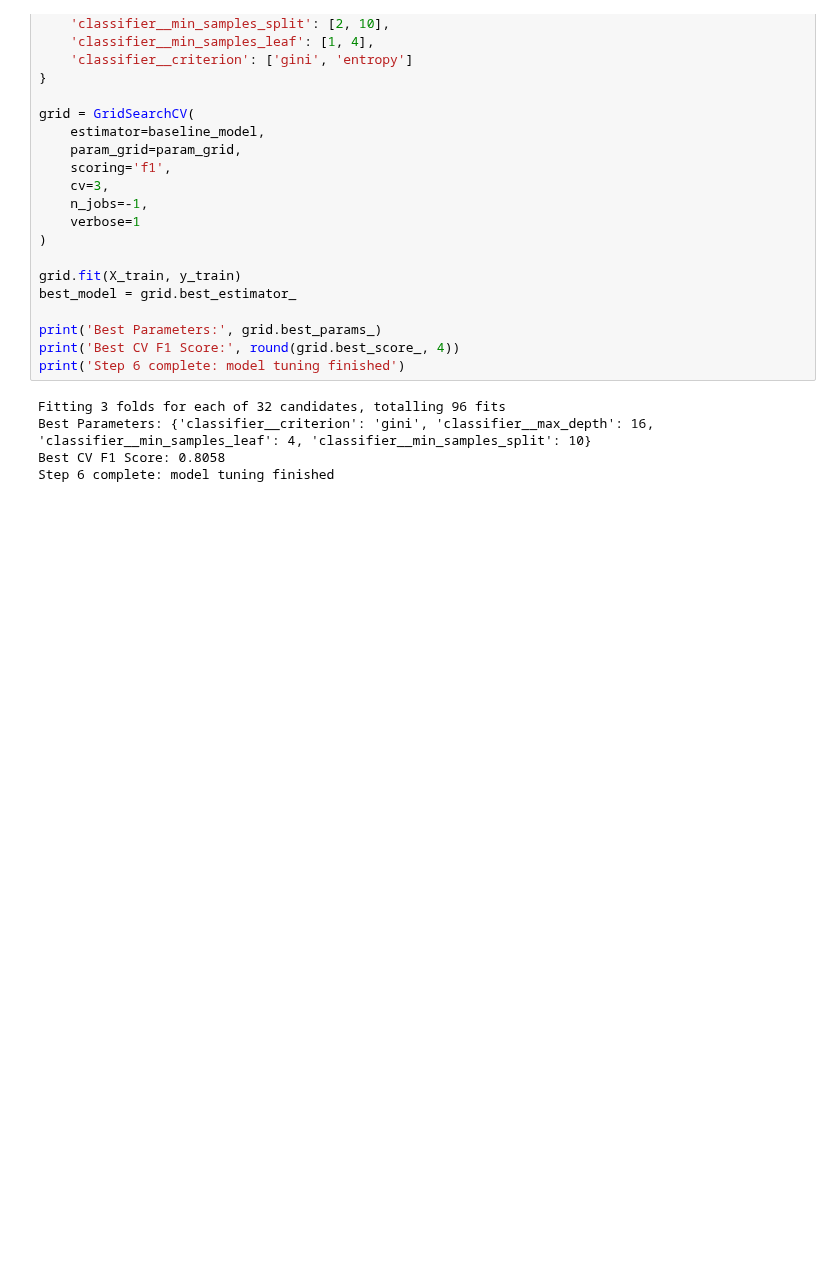
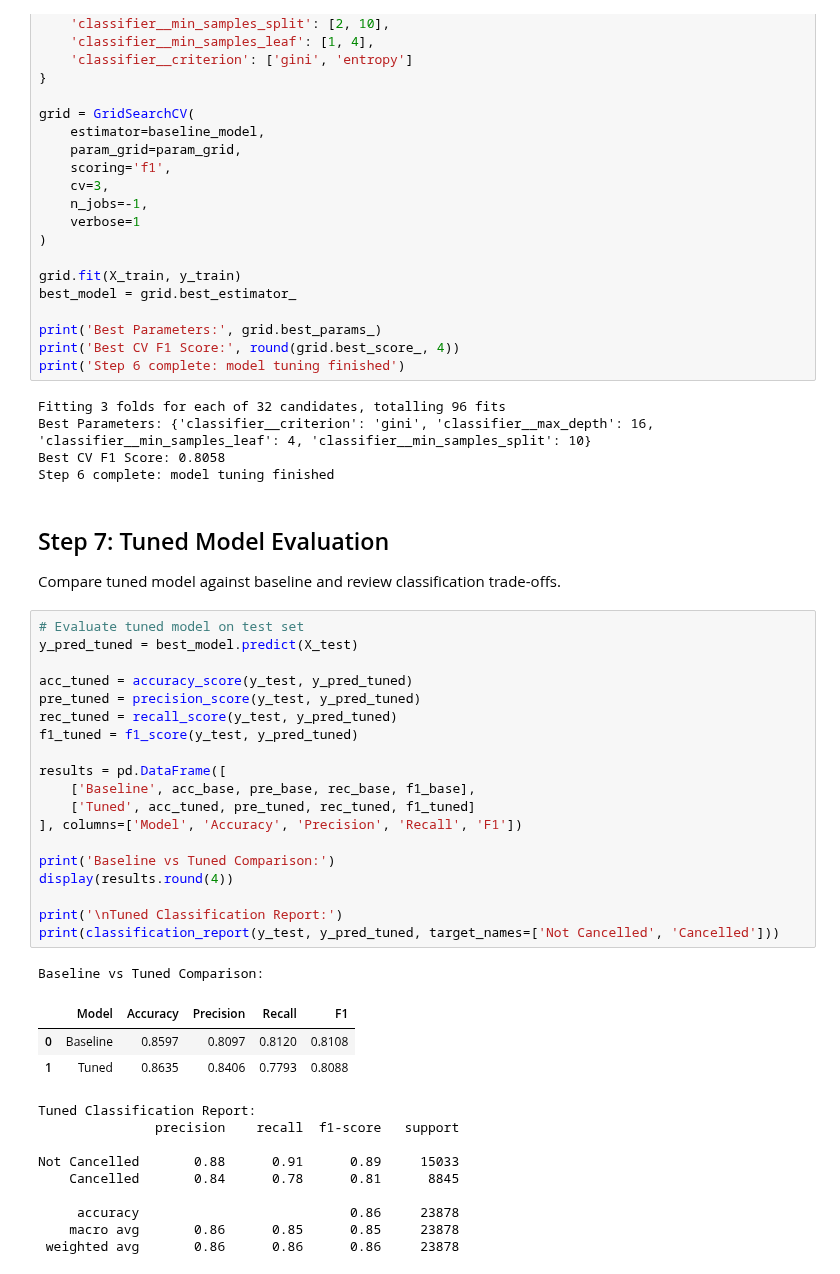
Before and after one commit to Eranga999/ML_Group_Assigment, a Jupyter notebook: Decision_Tree_IT22194244.ipynb, the cells around one changed output. Cells and saved outputs as stored; diff of their text form; blank space fills up the shorter version.

```diff
--- a/Decision_Tree_IT22194244.ipynb
+++ b/Decision_Tree_IT22194244.ipynb
@@ -324,3 +324,39 @@ Fitting 3 folds for each of 32 candidates, totalling 96 fits
 Best Parameters: {'classifier__criterion': 'gini', 'classifier__max_depth': 16, 'classifier__min_samples_leaf': 4, 'classifier__min_samples_split': 10}
 Best CV F1 Score: 0.8058
 Step 6 complete: model tuning finished
+# %% [markdown]
+## Step 7: Tuned Model Evaluation
+Compare tuned model against baseline and review classification trade-offs.
+# %%
+# Evaluate tuned model on test set
+y_pred_tuned = best_model.predict(X_test)
+
+acc_tuned = accuracy_score(y_test, y_pred_tuned)
+pre_tuned = precision_score(y_test, y_pred_tuned)
+rec_tuned = recall_score(y_test, y_pred_tuned)
+f1_tuned = f1_score(y_test, y_pred_tuned)
+
+results = pd.DataFrame([
+    ['Baseline', acc_base, pre_base, rec_base, f1_base],
+    ['Tuned', acc_tuned, pre_tuned, rec_tuned, f1_tuned]
+], columns=['Model', 'Accuracy', 'Precision', 'Recall', 'F1'])
+
+print('Baseline vs Tuned Comparison:')
+display(results.round(4))
+
+print('\nTuned Classification Report:')
+print(classification_report(y_test, y_pred_tuned, target_names=['Not Cancelled', 'Cancelled']))
+# %% [output]
+Baseline vs Tuned Comparison:
+|  | Model | Accuracy | Precision | Recall | F1 |
+| 0 | Baseline | 0.8597 | 0.8097 | 0.8120 | 0.8108 |
+| 1 | Tuned | 0.8635 | 0.8406 | 0.7793 | 0.8088 |
+Tuned Classification Report:
+               precision    recall  f1-score   support
+
+Not Cancelled       0.88      0.91      0.89     15033
+    Cancelled       0.84      0.78      0.81      8845
+
+     accuracy                           0.86     23878
+    macro avg       0.86      0.85      0.85     23878
+ weighted avg       0.86      0.86      0.86     23878
```
Also changed, not shown: parts of 1 cell of this notebook.
